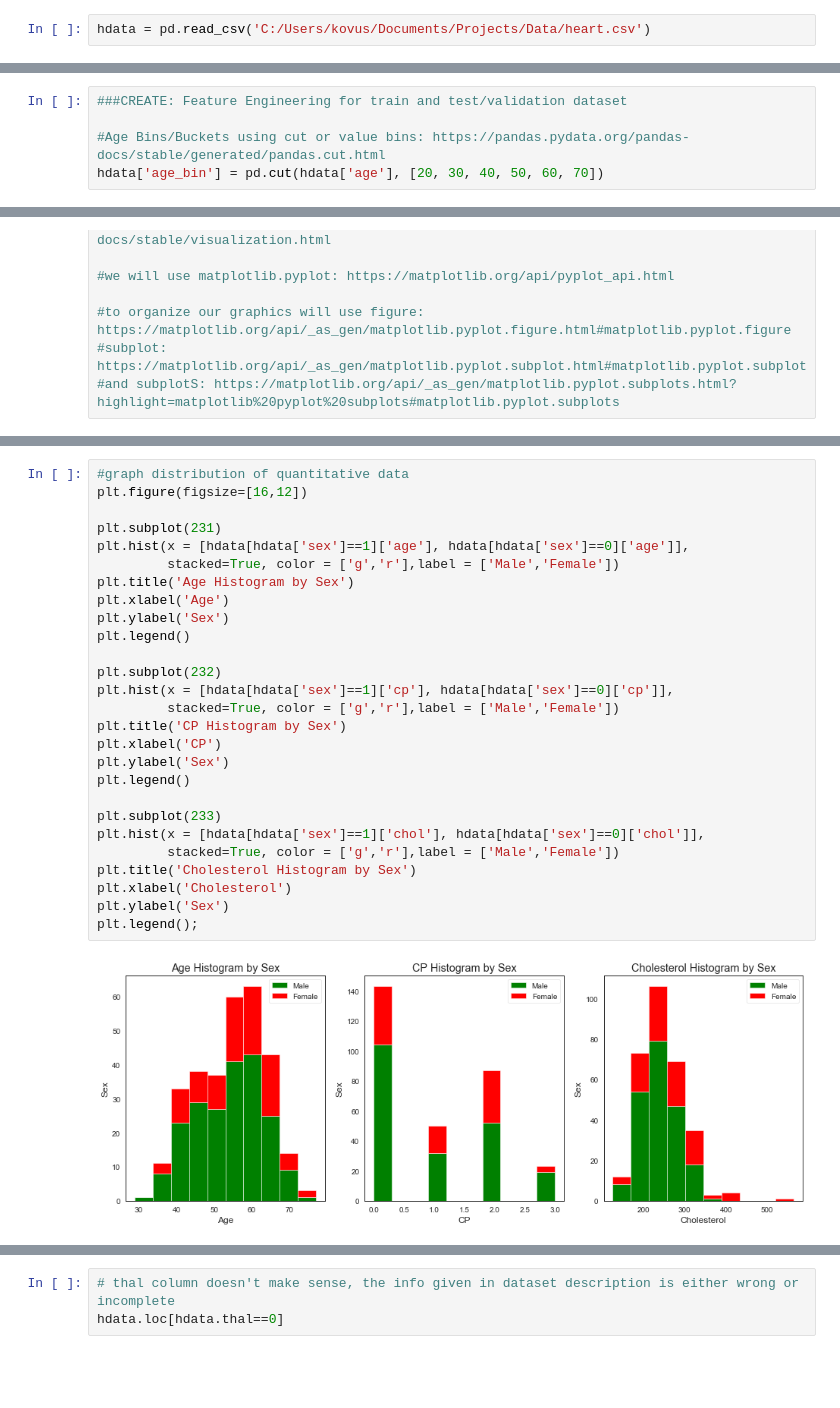
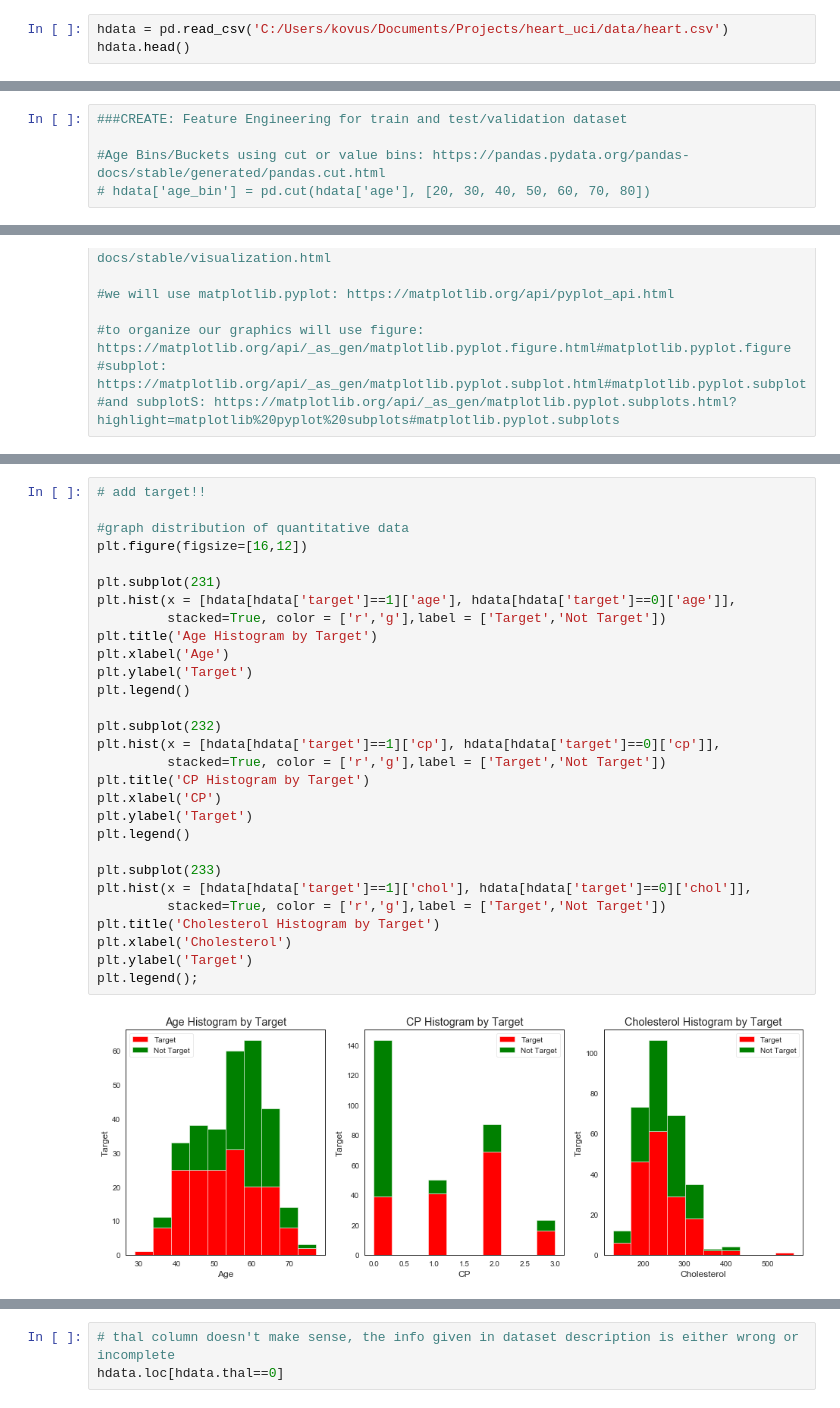
Before and after one commit to kovusseyit/Heart_UCI, a Jupyter notebook: heart_uci.ipynb, the cells around one changed output, grey strips where cells are left out. Saved outputs shown, nothing was run; the diff lists cells and outputs as text; blank space fills up the shorter version.

```diff
--- a/heart_uci.ipynb
+++ b/heart_uci.ipynb
@@ -118,4 +116,5 @@ mpl.style.use('ggplot')
 sns.set_style('white')
 pylab.rcParams['figure.figsize'] = 12,8
 # %%
-hdata = pd.read_csv('C:/Users/kovus/Documents/Projects/Data/heart.csv')
+hdata = pd.read_csv('C:/Users/kovus/Documents/Projects/heart_uci/data/heart.csv')
+hdata.head()
@@ -211,4 +214,4 @@ dtype: int64
 ###CREATE: Feature Engineering for train and test/validation dataset
 
 #Age Bins/Buckets using cut or value bins: https://pandas.pydata.org/pandas-docs/stable/generated/pandas.cut.html
-hdata['age_bin'] = pd.cut(hdata['age'], [20, 30, 40, 50, 60, 70])
+# hdata['age_bin'] = pd.cut(hdata['age'], [20, 30, 40, 50, 60, 70, 80])
@@ -329,29 +346,31 @@ for col in hdata.columns[6:12]: #[input index of desired columns]
 # %%
+# add target!!
+
 #graph distribution of quantitative data
 plt.figure(figsize=[16,12])
 
 plt.subplot(231)
-plt.hist(x = [hdata[hdata['sex']==1]['age'], hdata[hdata['sex']==0]['age']],
-         stacked=True, color = ['g','r'],label = ['Male','Female'])
-plt.title('Age Histogram by Sex')
+plt.hist(x = [hdata[hdata['target']==1]['age'], hdata[hdata['target']==0]['age']],
+         stacked=True, color = ['r','g'],label = ['Target','Not Target'])
+plt.title('Age Histogram by Target')
 plt.xlabel('Age')
-plt.ylabel('Sex')
+plt.ylabel('Target')
 plt.legend()
 
 plt.subplot(232)
-plt.hist(x = [hdata[hdata['sex']==1]['cp'], hdata[hdata['sex']==0]['cp']],
-         stacked=True, color = ['g','r'],label = ['Male','Female'])
-plt.title('CP Histogram by Sex')
+plt.hist(x = [hdata[hdata['target']==1]['cp'], hdata[hdata['target']==0]['cp']],
+         stacked=True, color = ['r','g'],label = ['Target','Not Target'])
+plt.title('CP Histogram by Target')
 plt.xlabel('CP')
-plt.ylabel('Sex')
+plt.ylabel('Target')
 plt.legend()
 
 plt.subplot(233)
-plt.hist(x = [hdata[hdata['sex']==1]['chol'], hdata[hdata['sex']==0]['chol']],
-         stacked=True, color = ['g','r'],label = ['Male','Female'])
-plt.title('Cholesterol Histogram by Sex')
+plt.hist(x = [hdata[hdata['target']==1]['chol'], hdata[hdata['target']==0]['chol']],
+         stacked=True, color = ['r','g'],label = ['Target','Not Target'])
+plt.title('Cholesterol Histogram by Target')
 plt.xlabel('Cholesterol')
-plt.ylabel('Sex')
+plt.ylabel('Target')
 plt.legend();
 # %% [output]
-[figure, old version]
+[figure, new version]
```
Also changed, not shown: parts of 30 cells of this notebook.
